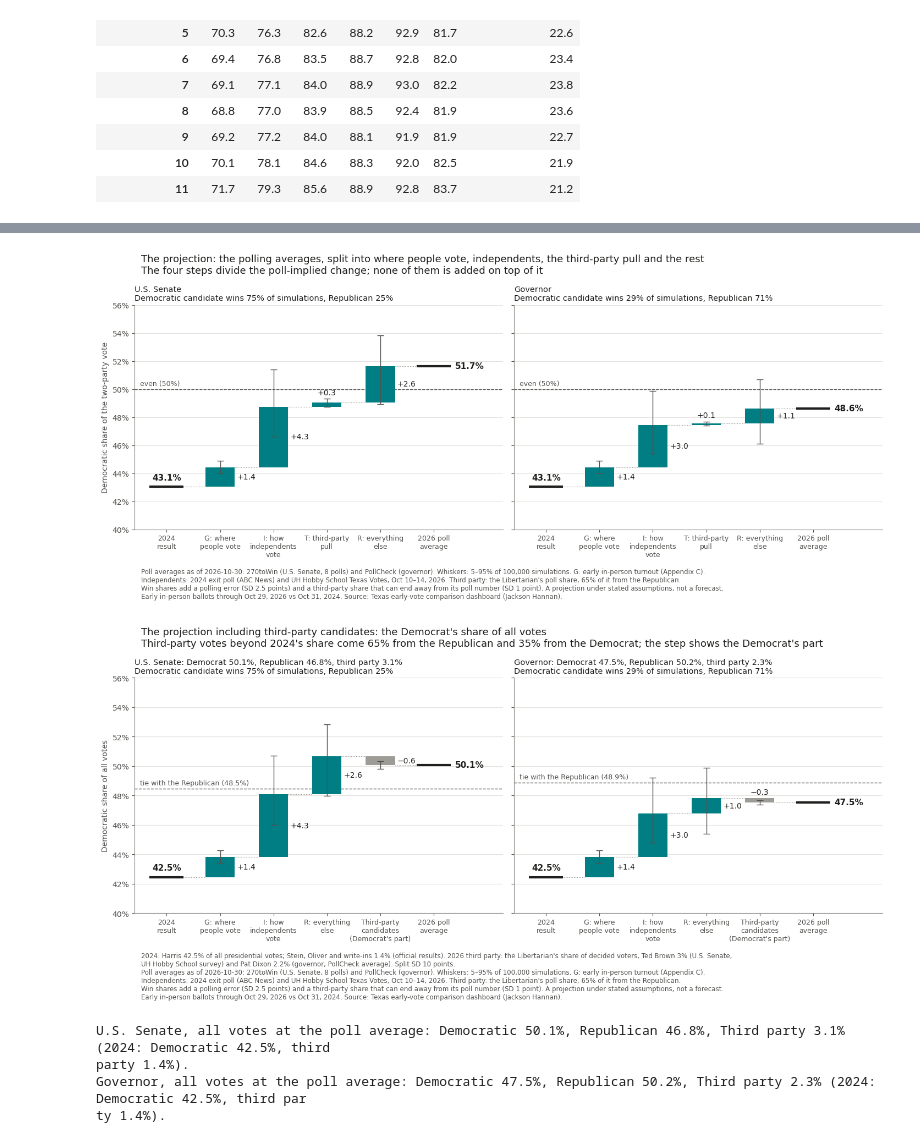
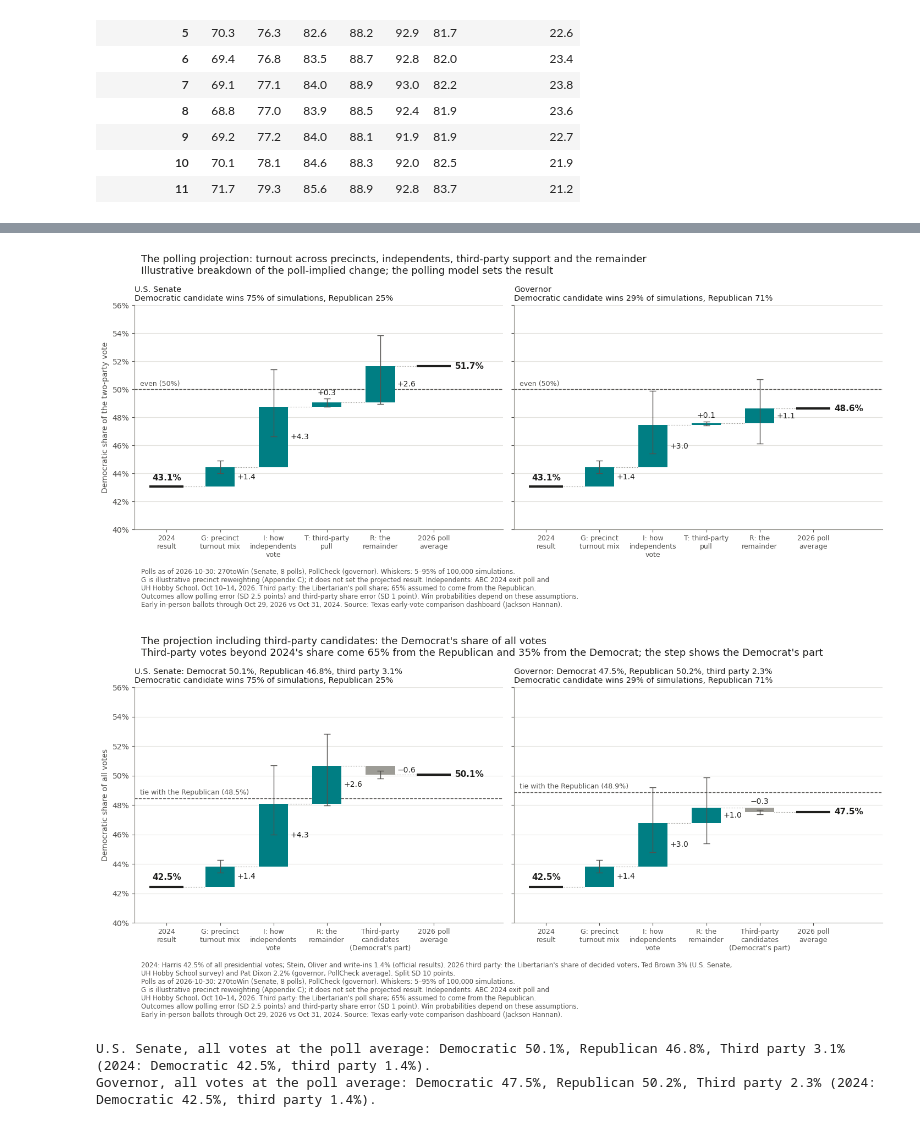
Before and after one commit to grej/tx_2026_electoral_analysis_nteract, a Jupyter notebook: texas_early_vote_2026_vs_2024.ipynb, the cells around one changed output, grey strips where cells are left out. Saved outputs shown, nothing was run; the diff lists cells and outputs as text; code cells hidden in the pictures.

```diff
--- a/texas_early_vote_2026_vs_2024.ipynb
+++ b/texas_early_vote_2026_vs_2024.ipynb
@@ -3028,10 +2721,10 @@ def signed(value, digits=1):
 
 STEP_NAMES = [
     "2024\nresult",
-    "G: where\npeople vote",
+    "G: precinct\nturnout mix",
     "I: how\nindependents\nvote",
     "T: third-party\npull",
-    "R: everything\nelse",
+    "R: the\nremainder",
     "2026 poll\naverage",
 ]
 
@@ -3155,9 +2848,8 @@ axes[0].set_ylim(40, 56)
 axes[0].yaxis.set_major_formatter(PercentFormatter(decimals=0))
 axes[0].set_ylabel("Democratic share of the two-party vote")
 fig.suptitle(
-    "The projection: the polling averages, split into where people vote, independents, the "
-    "third-party pull and the rest\n"
-    "The four steps divide the poll-implied change; none of them is added on top of it",
+    "The polling projection: turnout across precincts, independents, third-party support and the remainder\n"
+    "Illustrative breakdown of the poll-implied change; the polling model sets the result",
     x=0.06,
     ha="left",
     fontsize=13,
@@ -3165,31 +2857,32 @@ fig.suptitle(
 )
 fig.tight_layout()
 PROJECTION_NOTE = (
-    f"Poll averages as of {POLLS_AS_OF}: 270toWin (U.S. Senate, 8 polls) and PollCheck "
-    f"(governor). Whiskers: 5–95% of {SCENARIO_DRAWS:,} simulations. G: early in-person "
-    "turnout (Appendix C).\nIndependents: 2024 exit poll (ABC News) and UH Hobby School "
-    "Texas Votes, Oct 10–14, 2026. Third party: the Libertarian's poll share, "
-    f"{100 * THIRD_PARTY_FROM_REP:.0f}% of it from the Republican.\nWin shares add a polling "
-    f"error (SD {POLL_ERROR_SD:g} points) and a third-party share that can end away from its "
-    f"poll number (SD {THIRD_PARTY_GAP_SD:g} point). A projection under stated assumptions, "
-    "not a forecast.\n" + SOURCE
+    f"Polls as of {POLLS_AS_OF}: 270toWin (Senate, 8 polls), PollCheck (governor). "
+    f"Whiskers: 5–95% of {PROJECTION_DRAWS:,} simulations.\n"
+    "G is illustrative precinct reweighting (Appendix C); it does not set the projected result. "
+    "Independents: ABC 2024 exit poll and\n"
+    "UH Hobby School, Oct 10–14, 2026. Third party: the Libertarian's poll share; "
+    f"{100 * THIRD_PARTY_FROM_REP:.0f}% assumed to come from the Republican.\n"
+    f"Outcomes allow polling error (SD {POLL_ERROR_SD:g} points) and third-party share error "
+    f"(SD {THIRD_PARTY_GAP_SD:g} point). Win probabilities depend on these assumptions.\n"
+    + SOURCE
 )
 fig.text(0.06, -0.005, PROJECTION_NOTE, fontsize=8.5, color=INK_2, ha="left", va="top")
-fig.savefig(OUTPUT_DIRECTORY / "chart5_projection.png", dpi=200, bbox_inches="tight")
-fig.savefig(OUTPUT_DIRECTORY / "chart5_projection.svg", bbox_inches="tight")
+fig.savefig(OUTPUT_DIRECTORY / "chart4_projection.png", dpi=200, bbox_inches="tight")
+fig.savefig(OUTPUT_DIRECTORY / "chart4_projection.svg", bbox_inches="tight")
 plt.show()
 # %% [output]
-[figure, old version]
+[figure, new version]
 # %%
-# Chart 6: the same split on the scale of all votes. G, I and R move the Democrat's
+# Chart 5: the same split on the scale of all votes. G, I and R move the Democrat's
 # two-party share at 2024's third-party share, so they shrink by that share. The last step
 # is what the third-party votes beyond 2024's share take from the Democrat: 35% of them.
 fig, axes = plt.subplots(1, 2, figsize=(14.5, 6), sharey=True)
 all_vote_steps = [
     "2024\nresult",
-    "G: where\npeople vote",
+    "G: precinct\nturnout mix",
     "I: how\nindependents\nvote",
-    "R: everything\nelse",
+    "R: the\nremainder",
     "Third-party\ncandidates\n(Democrat's part)",
     "2026 poll\naverage",
 ]
@@ -3244,40 +2937,38 @@ fig.suptitle(
     x=0.06,
     ha="left",
     fontsize=13,
     color=INK,
 )
 fig.tight_layout()
 fig.text(
     0.06,
     -0.005,
     f"2024: Harris {start_all:.1f}% of all presidential votes; Stein, Oliver and write-ins "
     f"{THIRD_PARTY_2024:.1f}% (official results). 2026 third party: the Libertarian's share of "
     "decided voters, Ted Brown 3% (U.S. Senate,\nUH Hobby School survey) and Pat Dixon 2.2% "
     f"(governor, PollCheck average). Split SD {100 * THIRD_PARTY_FROM_REP_SD:.0f} points.\n"
     + PROJECTION_NOTE,
     fontsize=8.5,
     color=INK_2,
     ha="left",
     va="top",
 )
 fig.savefig(
-    OUTPUT_DIRECTORY / "chart6_projection_all_votes.png", dpi=200, bbox_inches="tight"
+    OUTPUT_DIRECTORY / "chart5_projection_all_votes.png", dpi=200, bbox_inches="tight"
 )
-fig.savefig(OUTPUT_DIRECTORY / "chart6_projection_all_votes.svg", bbox_inches="tight")
+fig.savefig(OUTPUT_DIRECTORY / "chart5_projection_all_votes.svg", bbox_inches="tight")
 plt.show()
 for race, res in projection.items():
     shares = res["all_votes_at_poll"]
     print(
         f"{race}, all votes at the poll average: "
         + ", ".join(f"{k} {v:.1f}%" for k, v in shares.items())
         + f" (2024: Democratic {start_all:.1f}%, third party {THIRD_PARTY_2024:.1f}%)."
     )
 # %% [output]
-[figure, old version]
+[figure, new version]
-U.S. Senate, all votes at the poll average: Democratic 50.1%, Republican 46.8%, Third party 3.1% (2024: Democratic 42.5%, third
-party 1.4%).
-Governor, all votes at the poll average: Democratic 47.5%, Republican 50.2%, Third party 2.3% (2024: Democratic 42.5%, third par
-ty 1.4%).
+U.S. Senate, all votes at the poll average: Democratic 50.1%, Republican 46.8%, Third party 3.1% (2024: Democratic 42.5%, third party 1.4%).
+Governor, all votes at the poll average: Democratic 47.5%, Republican 50.2%, Third party 2.3% (2024: Democratic 42.5%, third party 1.4%).
 # %%
 for race, res in projection.items():
     fig, (ax, side) = plt.subplots(
```
Also changed, not shown: parts of 17 cells of this notebook.
